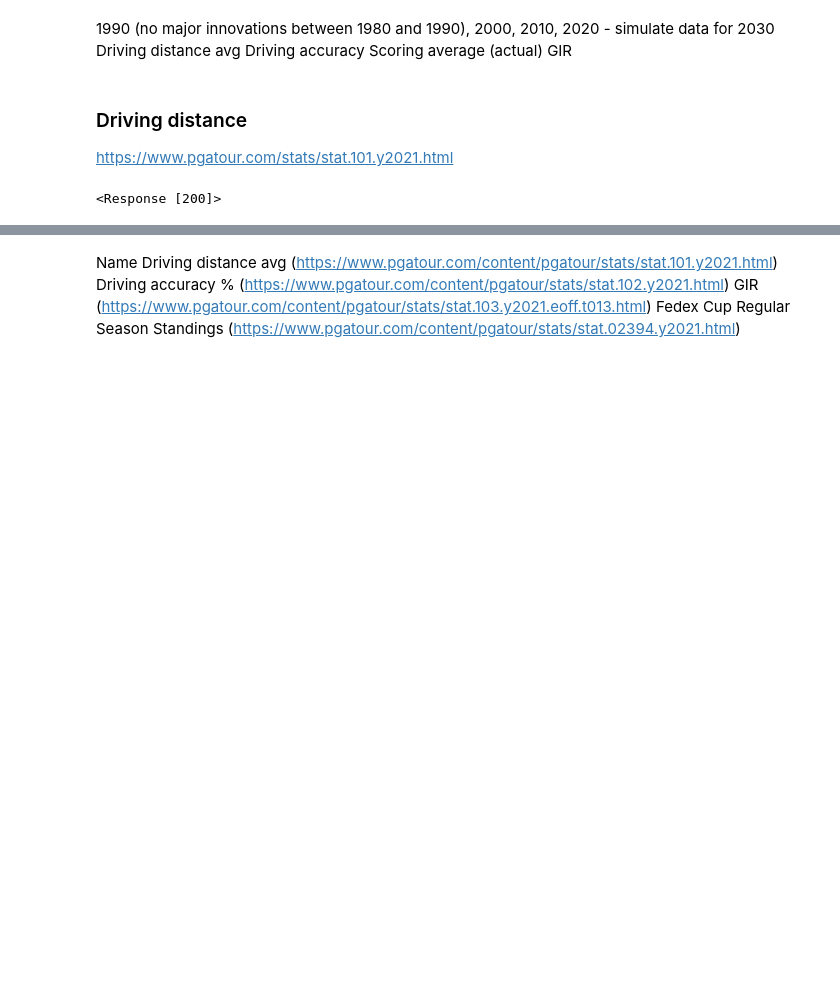
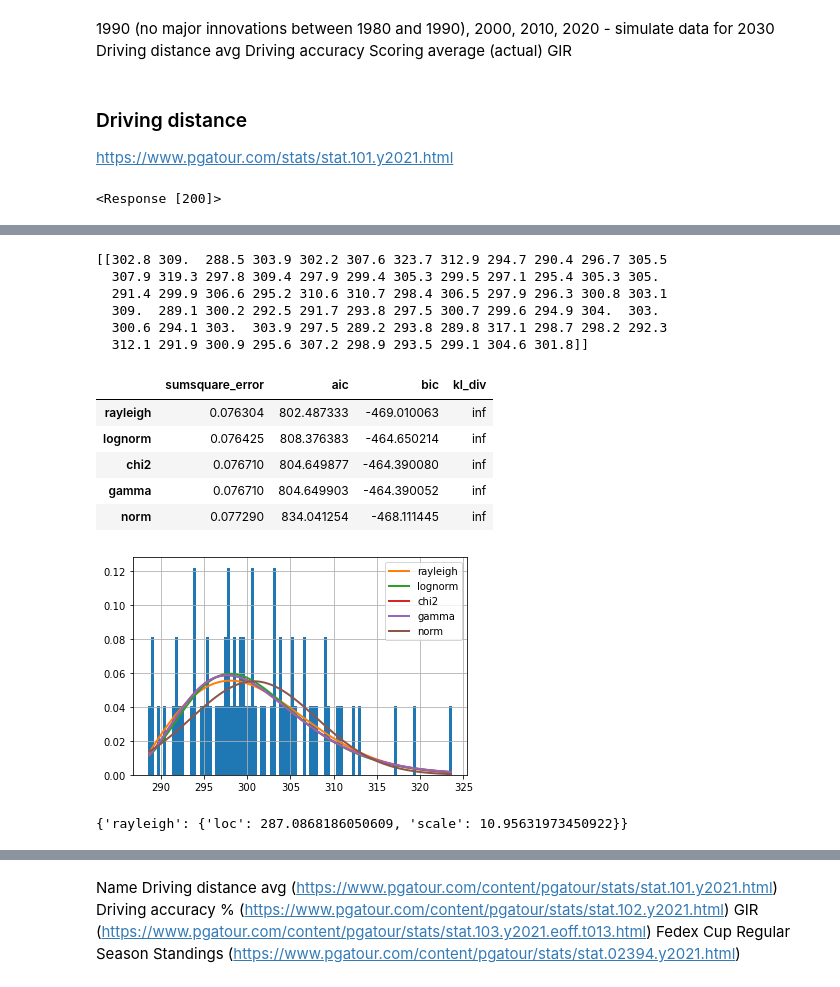
Before and after one commit to AndyWalker81/ProgrammingForDataAnalysis_Project, a Jupyter notebook: Programming_Project.ipynb, the cells around one changed output, grey strips where cells are left out. Saved outputs shown, nothing was run; the diff lists cells and outputs as text; code cells hidden in the pictures; blank space fills up the shorter version.

```diff
--- a/Programming_Project.ipynb
+++ b/Programming_Project.ipynb
@@ -89,0 +94,3 @@ path
+# %%
+df = pd.read_csv('data\strokes_gained.csv')
+print(df.to_string())
@@ -89,0 +115,5 @@ path
+# %%
+df_arr = df
+df_arr.columns = ['Fedex Rank 2021', 'Name', 'Driving distance (avg yds)','Driving accuracy (%)','Greens In Regulation (%)', 'Birdie average']
+#https://note.nkmk.me/en/python-pandas-t-transpose/
+df_arr
@@ -89,0 +134,2 @@ path
+# %%
+distance = df_arr.iloc[:,2]
@@ -89,0 +210,42 @@ path
+# %%
+fitdistance = np.array([distance])
+# %% [output]
+[[302.8 309.  288.5 303.9 302.2 307.6 323.7 312.9 294.7 290.4 296.7 305.5
+  307.9 319.3 297.8 309.4 297.9 299.4 305.3 299.5 297.1 295.4 305.3 305.
+  291.4 299.9 306.6 295.2 310.6 310.7 298.4 306.5 297.9 296.3 300.8 303.1
+  309.  289.1 300.2 292.5 291.7 293.8 297.5 300.7 299.6 294.9 304.  303.
+  300.6 294.1 303.  303.9 297.5 289.2 293.8 289.8 317.1 298.7 298.2 292.3
+  312.1 291.9 300.9 295.6 307.2 298.9 293.5 299.1 304.6 301.8]]
+# %%
+#https://medium.com/the-researchers-guide/finding-the-best-distribution-that-fits-your-data-using-pythons-fitter-library-319a5a0972e9
+#https://pypi.org/project/fitter/
+#https://fitter.readthedocs.io/en/latest/faqs.html#what-are-the-distributions-available
+from fitter import get_common_distributions
+get_common_distributions()
+from fitter import Fitter
+f = Fitter(fitdistance, distributions=['cauchy',
+ 'chi2',
+ 'expon',
+ 'exponpow',
+ 'gamma',
+ 'lognorm',
+ 'norm',
+ 'powerlaw',
+ 'rayleigh',
+ 'uniform'])
+f.fit()
+# may take some time since by default, all distributions are tried
+# but you call manually provide a smaller set of distributions
+f.summary()
+# %% [output]
+|  | sumsquare_error | aic | bic | kl_div |
+| rayleigh | 0.076304 | 802.487333 | -469.010063 | inf |
+| lognorm | 0.076425 | 808.376383 | -464.650214 | inf |
+| chi2 | 0.076710 | 804.649877 | -464.390080 | inf |
+| gamma | 0.076710 | 804.649903 | -464.390052 | inf |
+| norm | 0.077290 | 834.041254 | -468.111445 | inf |
+[figure, added]
+# %%
+f.get_best(method = 'sumsquare_error')
+# %% [output]
+{'rayleigh': {'loc': 287.0868186050609, 'scale': 10.95631973450922}}
```
Also changed, not shown: parts of 55 cells of this notebook, 16 other files.
